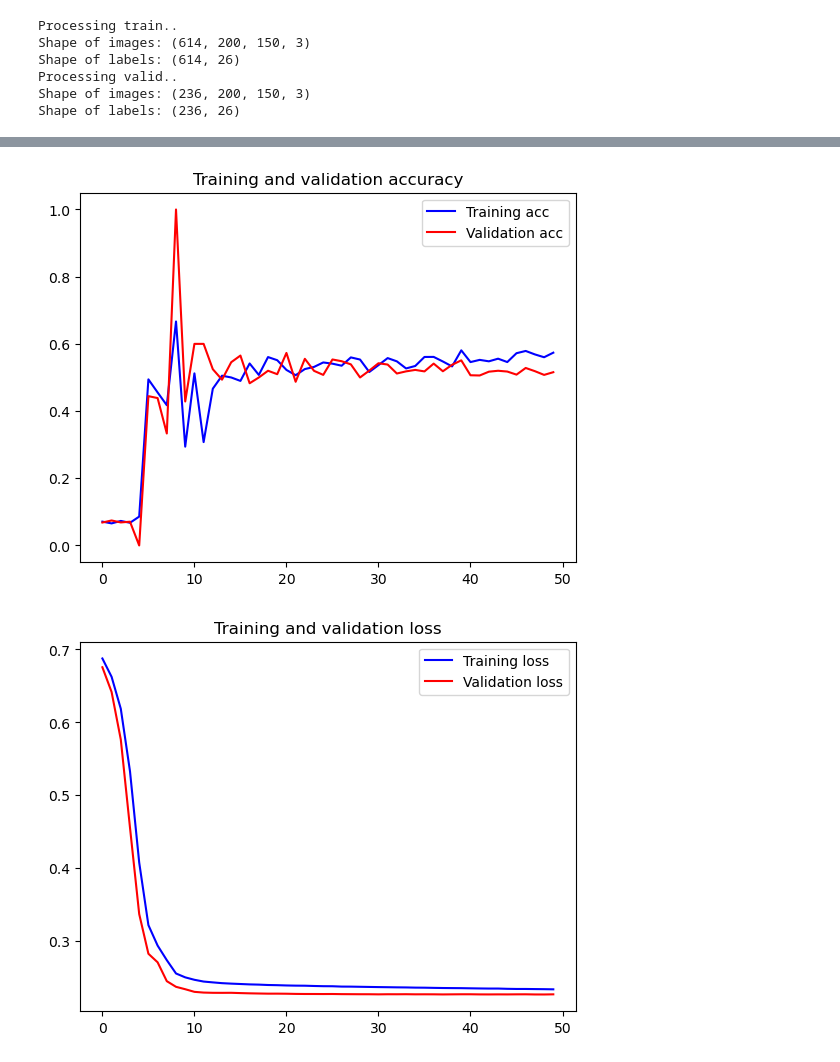
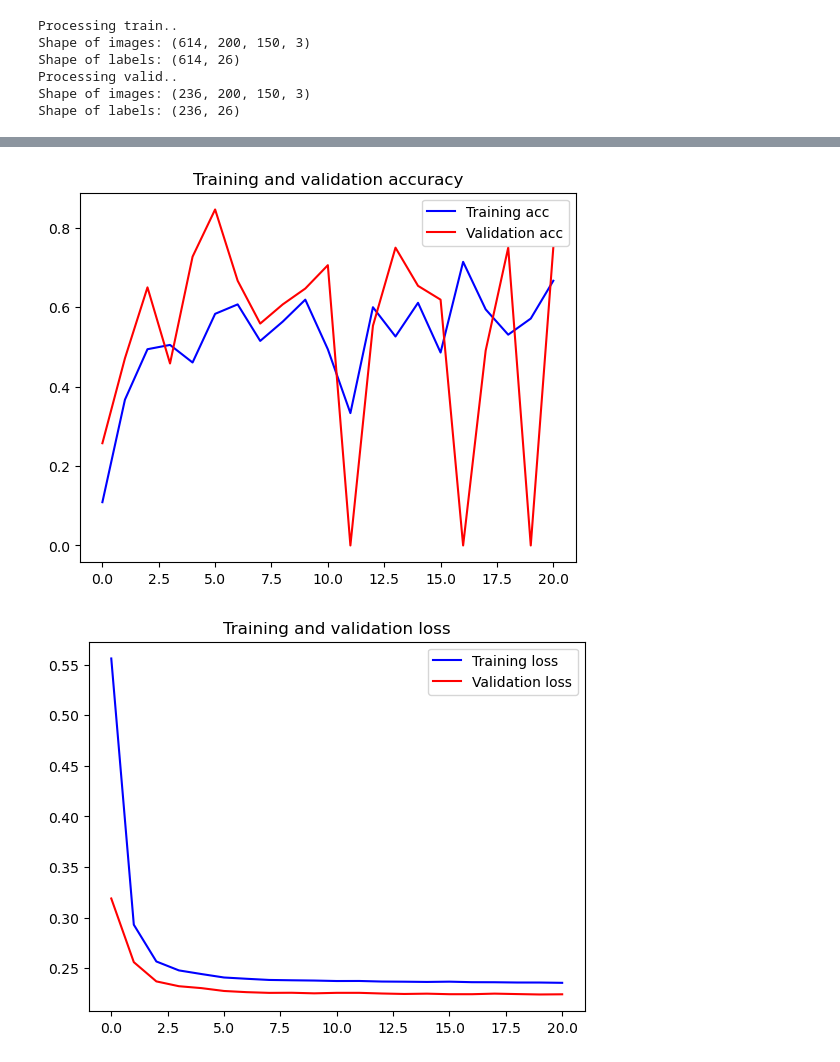
Before and after one commit to Cheeyau/cv2_model_generating, a Jupyter notebook: train_1.ipynb, the cells around one changed output, grey strips where cells are left out. Drawn from its saved outputs; the diff is of its cells as text; code cells hidden in the pictures.

```diff
--- a/train_1.ipynb
+++ b/train_1.ipynb
@@ -66,8 +65,8 @@ Shape of labels: (236, 26)
 
 model=Sequential()
 
-# model.add(Conv2D(filters=16, kernel_size=(5, 5), activation='relu', input_shape=(image_height, image_weight, sequence)))
-# model.add(MaxPooling2D(pool_size=(2, 2), padding='same'))
+model.add(Conv2D(filters=16, kernel_size=(5, 5), activation='relu', input_shape=(image_height, image_weight, sequence)))
+model.add(MaxPooling2D(pool_size=(2, 2), padding='same'))
 # model.add(Dropout(0.1))
 
 model.add(Conv2D(filters=32, kernel_size=(5, 5), activation='relu', input_shape=(image_height, image_weight, sequence)))
@@ -78,12 +77,12 @@ model.add(Conv2D(filters=64, kernel_size=(5, 5), activation='relu', input_shape=
 model.add(MaxPooling2D(pool_size=(2, 2), padding='same'))
 # model.add(Dropout(0.1))
 
-model.add(Conv2D(filters=128, kernel_size=(3, 3), activation='relu', input_shape=(image_height, image_weight, sequence)))
+model.add(Conv2D(filters=128, kernel_size=(5, 5), activation='relu', input_shape=(image_height, image_weight, sequence)))
 model.add(MaxPooling2D(pool_size=(2, 2), padding='same'))
 # model.add(Dropout(0.1))
 
-model.add(Conv2D(filters=256, kernel_size=(3, 3), activation='relu', input_shape=(image_height, image_weight, sequence)))
-model.add(MaxPooling2D(pool_size=(2, 2), padding='same'))
+# model.add(Conv2D(filters=256, kernel_size=(3, 3), activation='relu', input_shape=(image_height, image_weight, sequence)))
+# model.add(MaxPooling2D(pool_size=(2, 2), padding='same'))
 # model.add(Dropout(0.1))
 
 # model.add(Conv2D(filters=512, kernel_size=(5, 5), activation='relu', input_shape=(image_height, image_weight, sequence)))
@@ -103,6 +102,9 @@ model.add(Dense(128, activation='relu'))
 model.add(Dense(26, activation='sigmoid'))
 
 model.summary()
+
+# multiple model generators
+
 ########################################################################################################################
 
 # model.add(ConvLSTM2D(filters=16, kernel_size=(3, 3), activation='tanh', data_format="channels_last", recurrent_dropout=0.2, input_shape=(sequence, image_height, image_weight, sequence)))
@@ -173,8 +175,8 @@ _________________________________________________________________
 version = 'v11'
 
 opt = optimizers.SGD(
-    learning_rate=0.001,
-    decay=1e-5,
+    learning_rate=0.01,
+    decay=1e-3,
     momentum=0.95,
     nesterov=True
     )
@@ -195,7 +197,7 @@ model.compile(
     )
 
 history = model.fit(X_train, Y_train,
-                    epochs=50,
+                    epochs=21,
                     batch_size=64,
                     shuffle = True,
                     # validation_split = 0.2,
@@ -225,25 +227,25 @@ Epoch 50/50
 # %%
-v = '21'
+v = '46'
 acc = history.history[f'precision_{v}']
 val_acc = history.history[f'val_precision_{v}']
 loss = history.history['loss']
 val_loss = history.history['val_loss']
 
 epochs = range(len(acc))
 
 plt.plot(epochs, acc, 'b', label='Training acc')
 plt.plot(epochs, val_acc, 'r', label='Validation acc')
 plt.title('Training and validation accuracy')
 plt.legend()
 
 plt.figure()
 
 plt.plot(epochs, loss, 'b', label='Training loss')
 plt.plot(epochs, val_loss, 'r', label='Validation loss')
 plt.title('Training and validation loss')
 plt.legend()
 
 plt.show()
 # %% [output]
-[figure, old version]
+[figure, new version]
-[figure, old version]
+[figure, new version]
```
Also changed, not shown: parts of 4 cells of this notebook, 4 other files.
